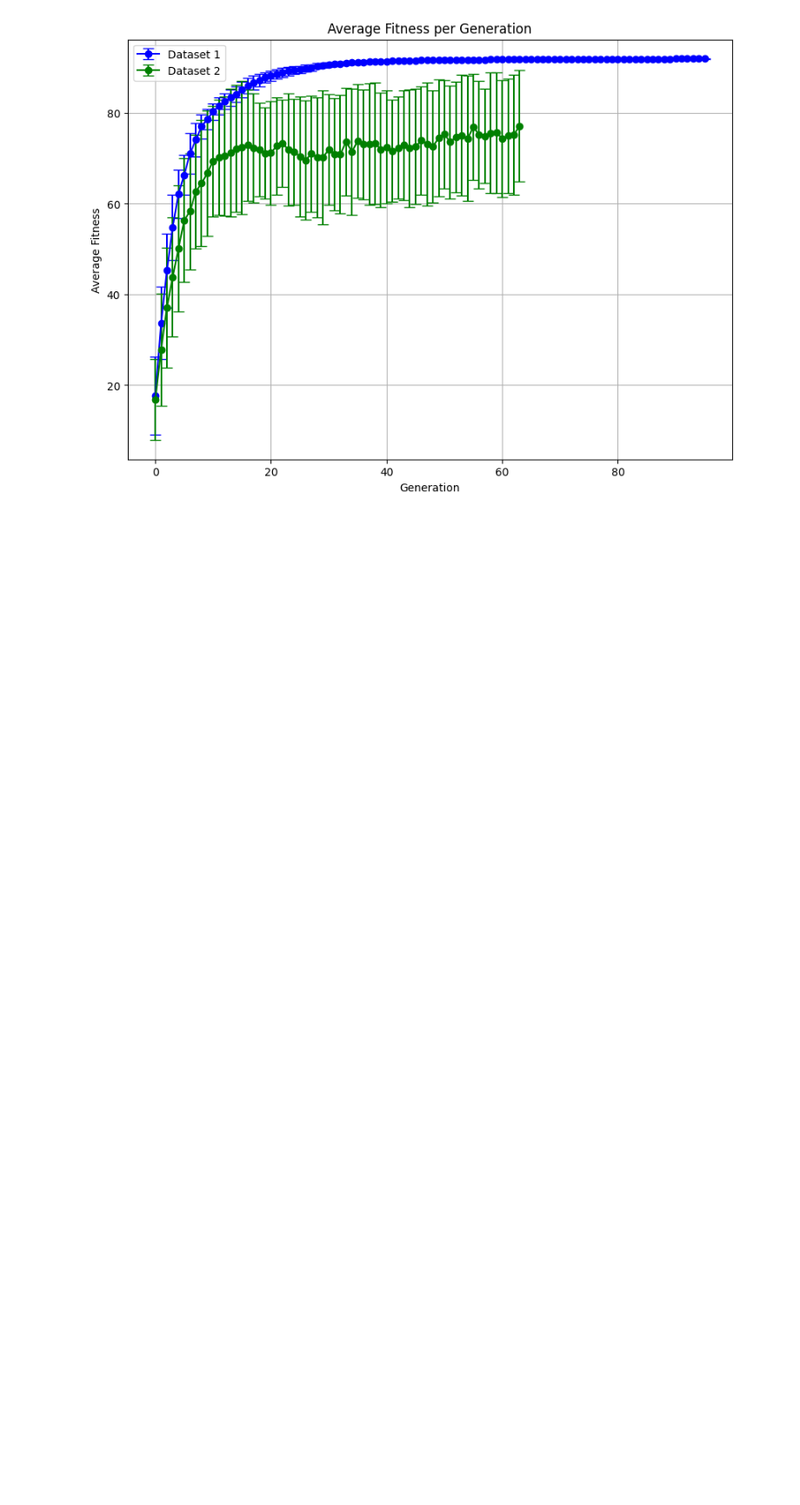
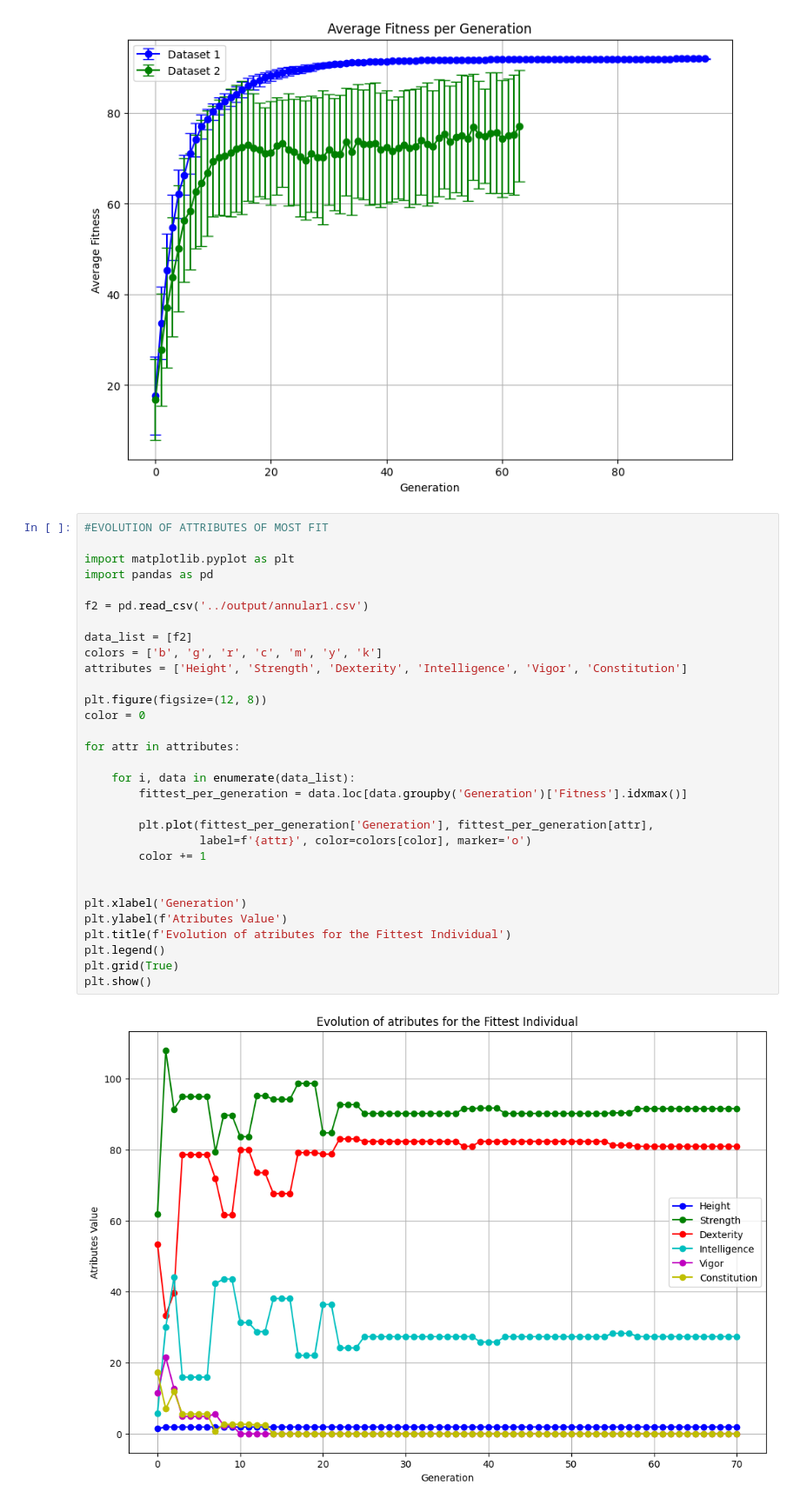
Before and after one commit to juansarnaude/sia-tp2, a Jupyter notebook: data_analysis/fitness_evolution.ipynb, the cells around one changed output. Shown: that part at 87% size. Saved outputs shown, nothing was run; the diff lists cells and outputs as text; blank space fills up the shorter version.

Commit message:
Two new types of graphics

```diff
--- a/data_analysis/fitness_evolution.ipynb
+++ b/data_analysis/fitness_evolution.ipynb
@@ -59,3 +59,36 @@ plt.grid(True)
 plt.show()
 # %% [output]
 [figure]
+# %%
+#EVOLUTION OF ATTRIBUTES OF MOST FIT
+
+import matplotlib.pyplot as plt
+import pandas as pd
+
+f2 = pd.read_csv('../output/annular1.csv')
+
+data_list = [f2]
+colors = ['b', 'g', 'r', 'c', 'm', 'y', 'k']
+attributes = ['Height', 'Strength', 'Dexterity', 'Intelligence', 'Vigor', 'Constitution']
+
+plt.figure(figsize=(12, 8))
+color = 0
+
+for attr in attributes:
+
+    for i, data in enumerate(data_list):
+        fittest_per_generation = data.loc[data.groupby('Generation')['Fitness'].idxmax()]
+
+        plt.plot(fittest_per_generation['Generation'], fittest_per_generation[attr],
+                 label=f'{attr}', color=colors[color], marker='o')
+        color += 1
+
+
+plt.xlabel('Generation')
+plt.ylabel(f'Atributes Value')
+plt.title(f'Evolution of atributes for the Fittest Individual')
+plt.legend()
+plt.grid(True)
+plt.show()
+# %% [output]
+[figure, added]
```
Also changed, not shown: parts of 1 cell of this notebook.
